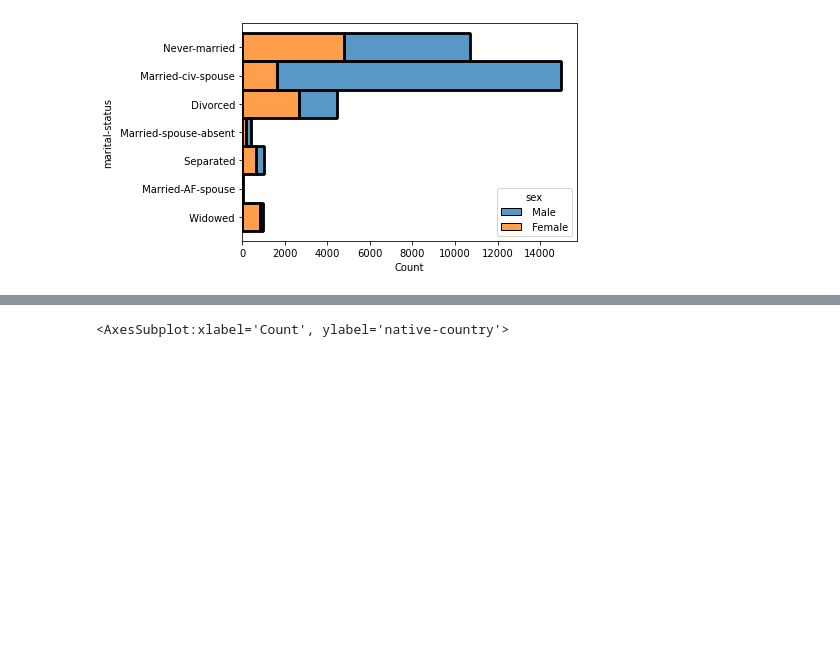
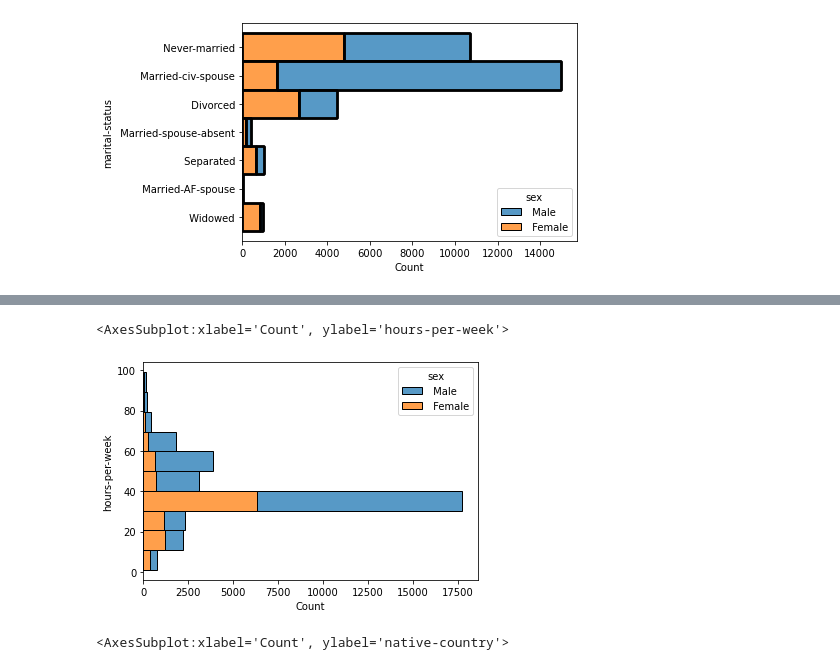
Before and after one commit to luismoralesphysics/Aunalytics_DA_assessment, a Jupyter notebook: segmentation.ipynb, the cells around one changed output, grey strips where cells are left out. Cells and saved outputs as stored; diff of their text form; code cells hidden in the pictures; blank space fills up the shorter version.

```diff
--- a/segmentation.ipynb
+++ b/segmentation.ipynb
@@ -294,3 +303,8 @@ sns.histplot(y=df_train['occupation'],hue=df_train['sex'],multiple='stack')
+# %%
+sns.histplot(y=df_train['hours-per-week'],hue=df_train['sex'],multiple='stack',bins=10)
+# %% [output]
+<AxesSubplot:xlabel='Count', ylabel='hours-per-week'>
+[figure, added]
 # %%
 sns.histplot(y=df_train['native-country'],hue=df_train['sex'],multiple='stack')
 # %% [output]
```
Also changed, not shown: parts of 16 cells of this notebook.
